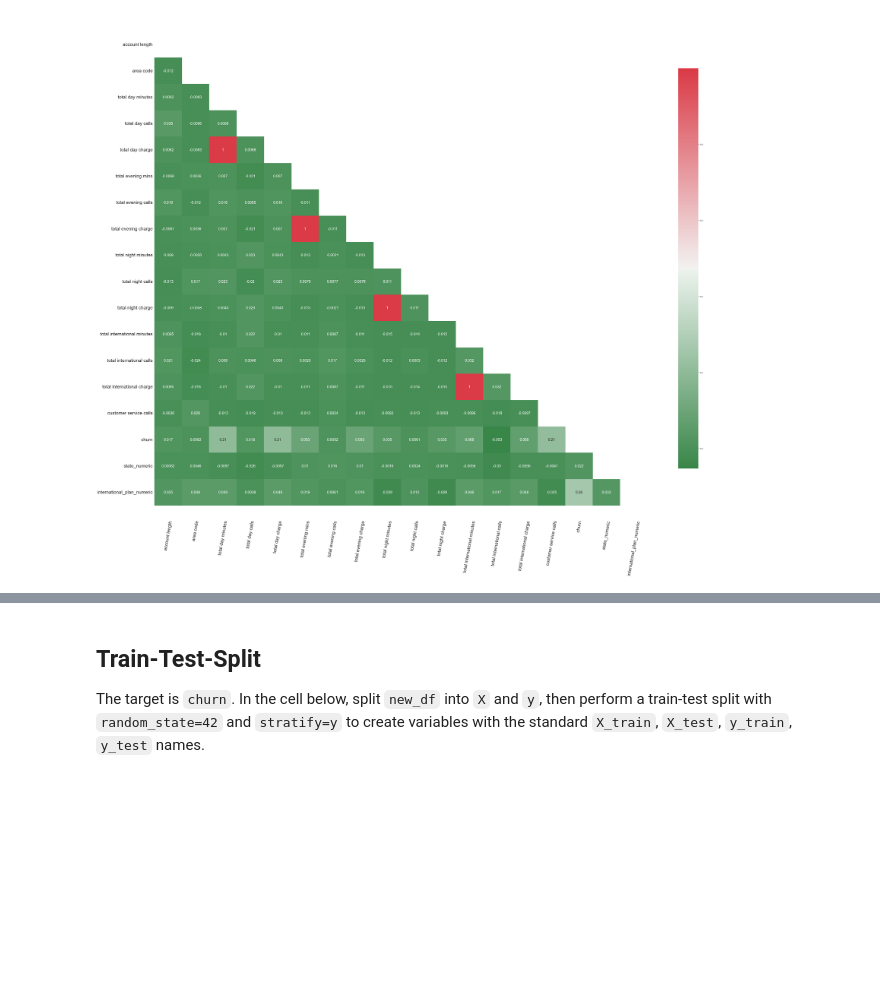
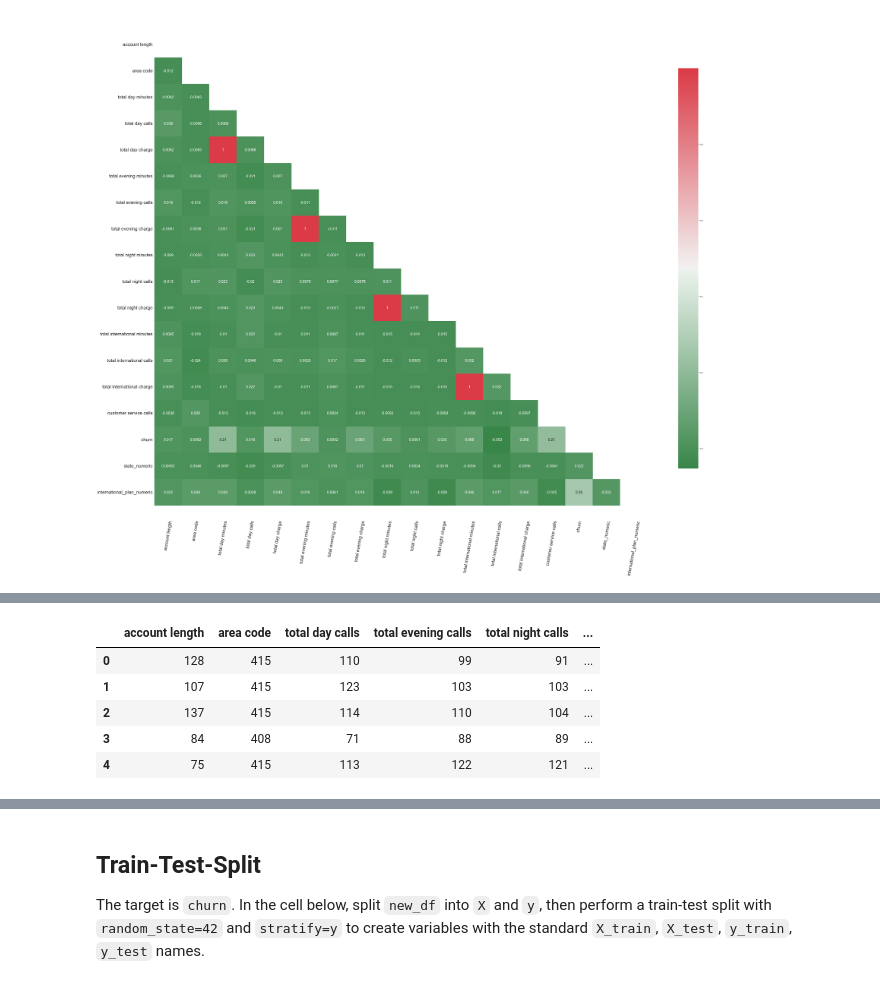
Before and after one commit to Lintarierick/Phase-3-Project, a Jupyter notebook: index.ipynb, the cells around one changed output, grey strips where cells are left out. Drawn from its saved outputs; the diff is of its cells as text; code cells hidden in the pictures; blank space fills up the shorter version.

```diff
--- a/index.ipynb
+++ b/index.ipynb
@@ -493,0 +519,16 @@ These observations reasserts our eda findings that the telco's charge on service
+# %%
+# Feature engineering
+new_df['total_minutes'] = new_df['total day minutes'] + new_df['total evening minutes'] + new_df['total night minutes'] + new_df['total international minutes']
+new_df['total_charges'] = new_df['total day charge'] + new_df['total evening charge'] + new_df['total night charge'] + new_df['total international charge']
+
+# Drop the original columns
+new_df = new_df.drop(['total day minutes', 'total evening minutes', 'total night minutes', 'total international minutes',
+              'total day charge', 'total evening charge', 'total night charge', 'total international charge'], axis=1)
+new_df.head()
+# %% [output]
+|  | account length | area code | total day calls | total evening calls | total night calls | ... |
+| 0 | 128 | 415 | 110 | 99 | 91 | ... |
+| 1 | 107 | 415 | 123 | 103 | 103 | ... |
+| 2 | 137 | 415 | 114 | 110 | 104 | ... |
+| 3 | 84 | 408 | 71 | 88 | 89 | ... |
+| 4 | 75 | 415 | 113 | 122 | 121 | ... |
```
Also changed, not shown: parts of 16 cells of this notebook.
